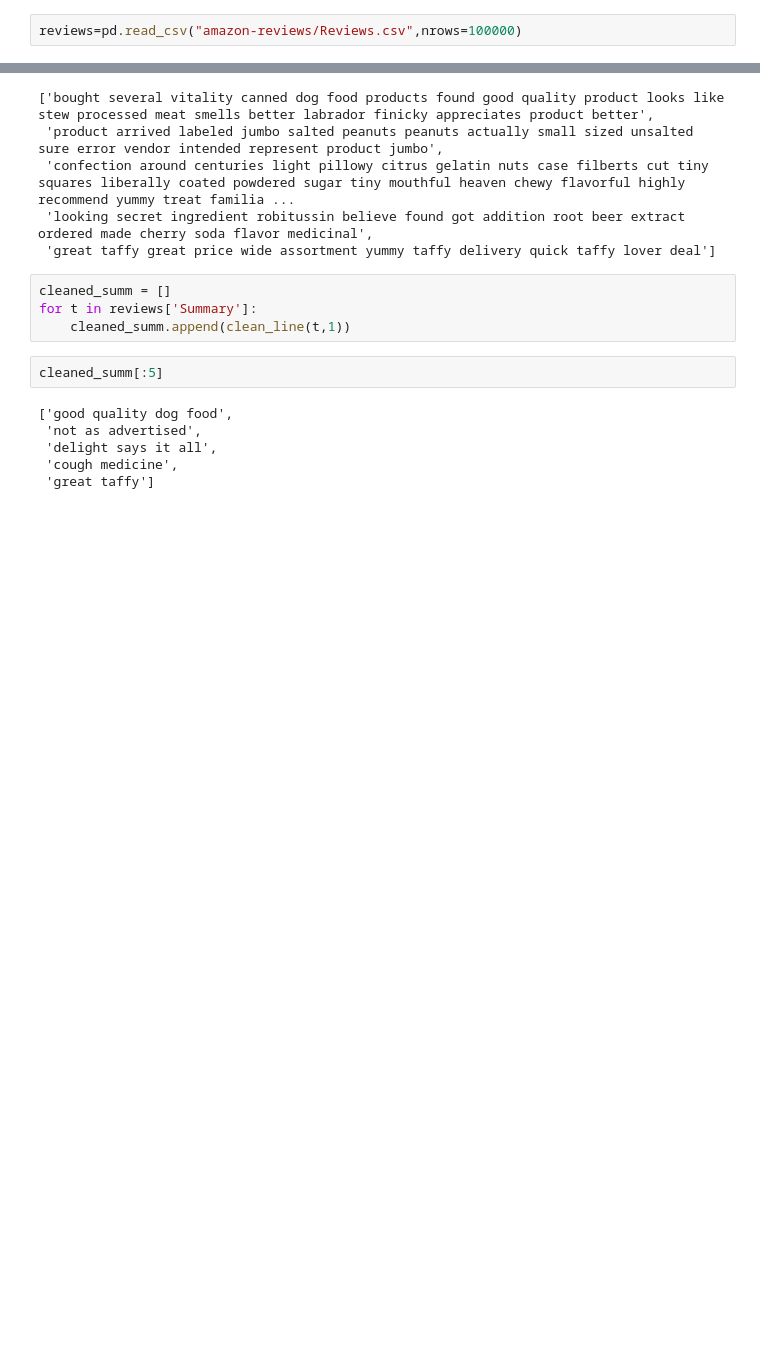
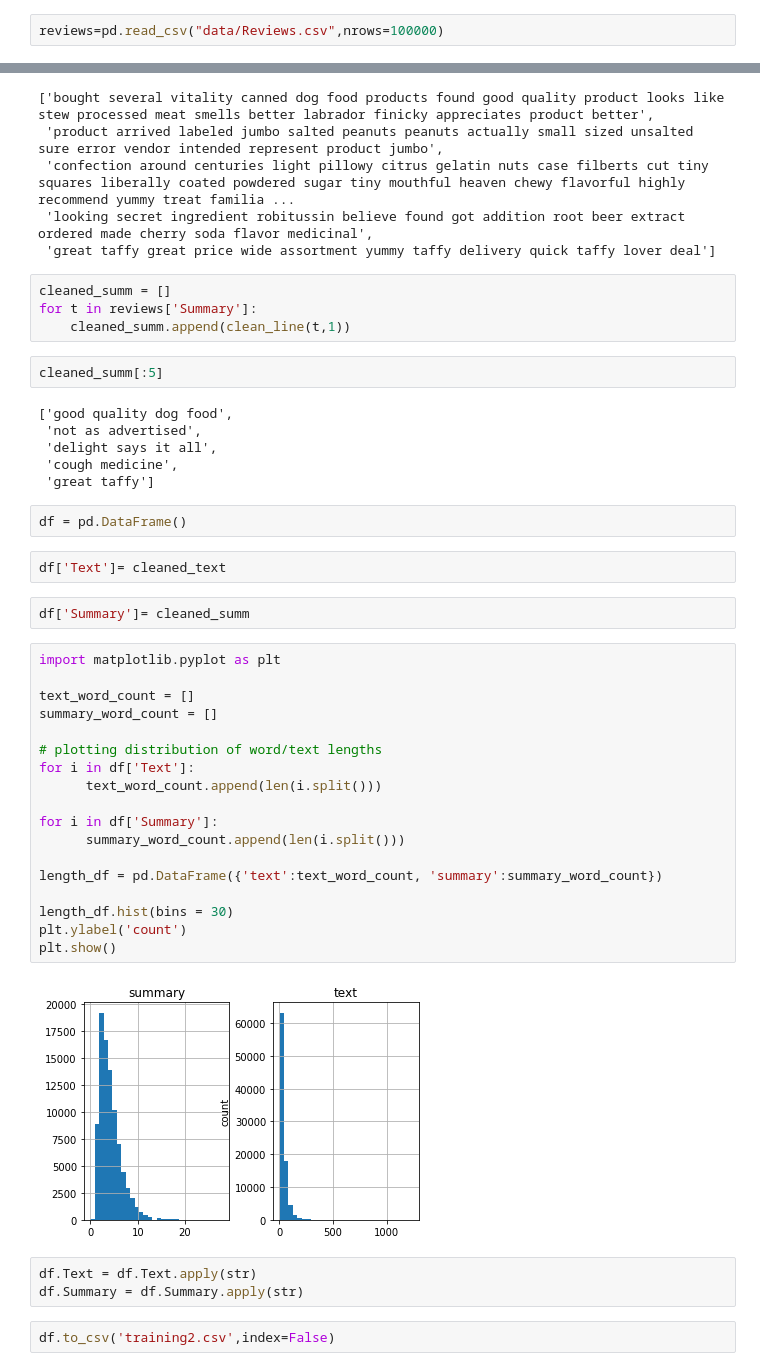
Before and after one commit to zuhbeer/Text_Summarizer, a Jupyter notebook: EDA.ipynb, the cells around one changed output, grey strips where cells are left out. Drawn from its saved outputs; the diff is of its cells as text; blank space fills up the shorter version.

```diff
--- a/EDA.ipynb
+++ b/EDA.ipynb
@@ -19,7 +21,7 @@ warnings.filterwarnings("ignore")
 # %% [markdown]
 ### reading in data with Pandas
 # %%
-reviews=pd.read_csv("amazon-reviews/Reviews.csv",nrows=100000)
+reviews=pd.read_csv("data/Reviews.csv",nrows=100000)
 # %%
 reviews.drop_duplicates(subset=['Text'],inplace=True)
 reviews.dropna(axis=0,inplace=True)
@@ -120,3 +122,34 @@ cleaned_summ[:5]
  'delight says it all',
  'cough medicine',
  'great taffy']
+# %%
+df = pd.DataFrame()
+# %%
+df['Text']= cleaned_text
+# %%
+df['Summary']= cleaned_summ
+# %%
+import matplotlib.pyplot as plt
+
+text_word_count = []
+summary_word_count = []
+
+# plotting distribution of word/text lengths
+for i in df['Text']:
+      text_word_count.append(len(i.split()))
+
+for i in df['Summary']:
+      summary_word_count.append(len(i.split()))
+
+length_df = pd.DataFrame({'text':text_word_count, 'summary':summary_word_count})
+
+length_df.hist(bins = 30)
+plt.ylabel('count')
+plt.show()
+# %% [output]
+[figure, added]
+# %%
+df.Text = df.Text.apply(str)
+df.Summary = df.Summary.apply(str)
+# %%
+df.to_csv('training2.csv',index=False)
```
Also changed, not shown: parts of 7 cells of this notebook, 1 other file.
